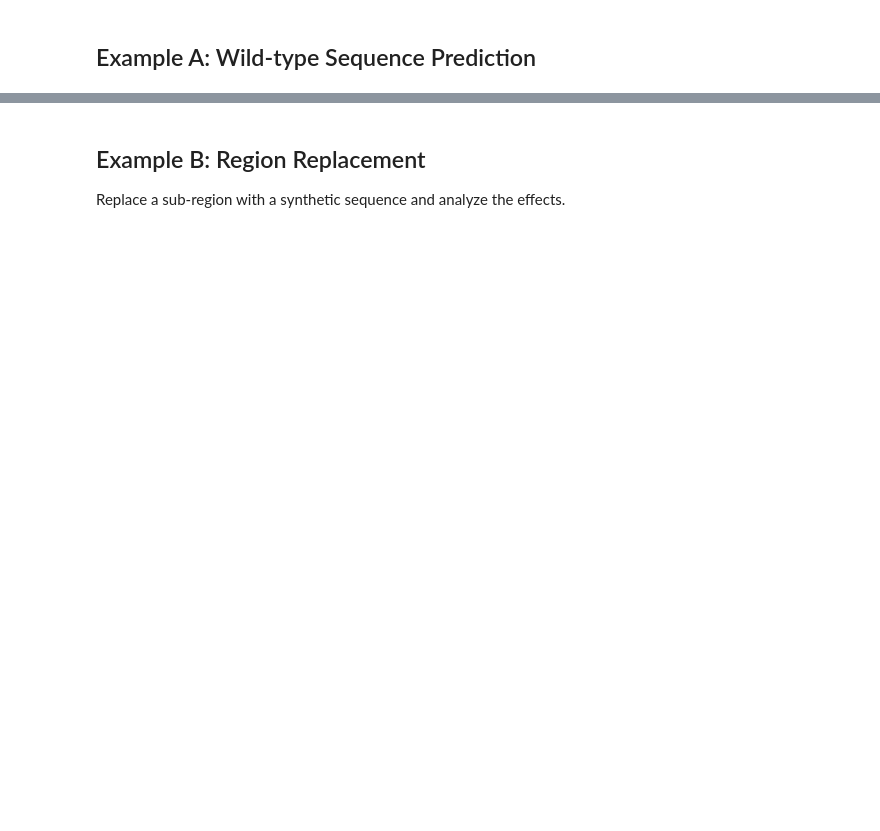
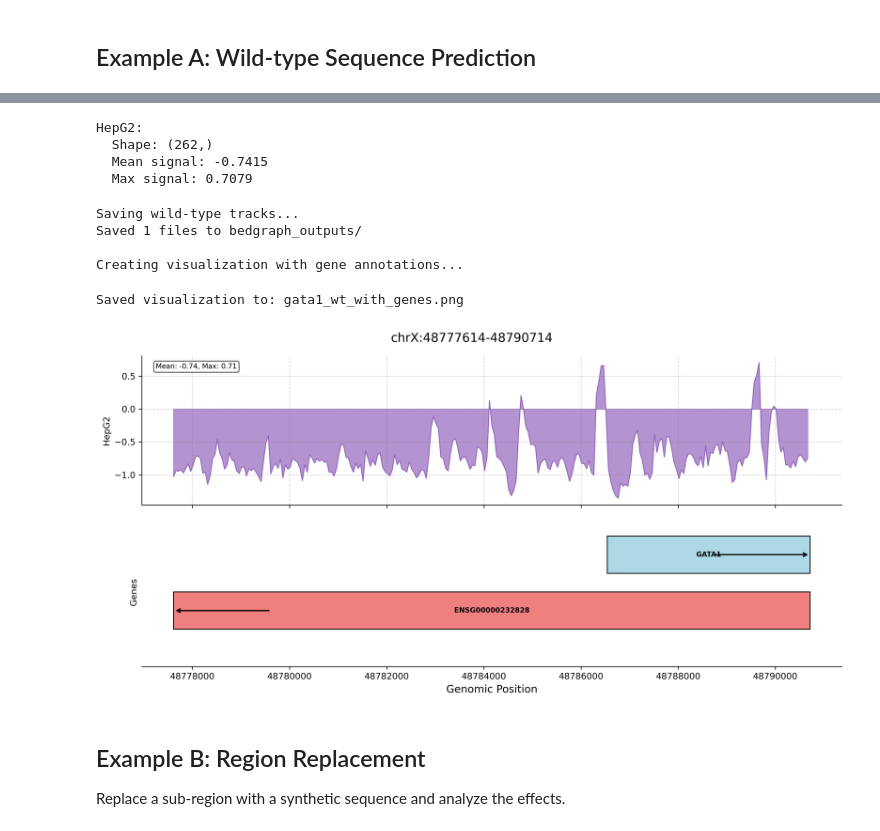
Before and after one commit to pinellolab/chorus, a Jupyter notebook: examples/legnet_gata_example.ipynb, the cells around one changed output, grey strips where cells are left out. Drawn from its saved outputs; the diff is of its cells as text; code cells hidden in the pictures; blank space fills up the shorter version.

Commit message:
fix bugs with assay ids and incorrect model dir location

```diff
--- a/examples/legnet_gata_example.ipynb
+++ b/examples/legnet_gata_example.ipynb
@@ -76,16 +77,16 @@ print("\nCreating LegNet oracle...")
 # - Use specific GPU: device='cuda:0'
 oracle = chorus.create_oracle(
     'legnet',
-    cell_line="HepG2"
+    cell_line="HepG2",
     sliding_predict=True,
     use_environment=True,
     reference_fasta=str(genome_path),
-    device="cuda:0",
+    device="cpu:0",
 )
 
 # Load pre-trained model
 print("\nLoading pre-trained Sei model...")
 print("To force CPU usage: device='cpu'")
 print("To disable timeout: export CHORUS_NO_TIMEOUT=1")
-oracle.load_pretrained_model(weights="/home/penzard/pinellolab/chorus/chorus/oracles/legnet/models/HepG2")
+oracle.load_pretrained_model(weights="/home/penzard/pinellolab/chorus/chorus/oracles/legnet/")
 print("Model loaded successfully!")
@@ -117,8 +139,4 @@ print(f"GC content: {(wt_seq.count('G') + wt_seq.count('C')) / len(wt_seq) * 100
 # %%
-# Make predictions for wild-type sequence
-print("Making predictions using specific track identifiers...")
-print(f"Track IDs: {track_ids}")
-
 wt_results = oracle.predict(
     ('chrX', 48777634, 48790694),
 )
@@ -129,6 +147,11 @@ for track_id, predictions in wt_results.items():
     print(f"  Shape: {predictions.shape}")
     print(f"  Mean signal: {np.mean(predictions):.4f}")
     print(f"  Max signal: {np.max(predictions):.4f}")
+# %% [output]
+HepG2:
+  Shape: (262,)
+  Mean signal: -0.7415
+  Max signal: 0.7079
 # %%
 # Save tracks using oracle method - Enformer handles coordinate mapping internally
 print("\nSaving wild-type tracks...")
@@ -147,35 +170,44 @@ print("\nCreating visualization with gene annotations...")
 try:
     visualize_chorus_predictions(
         predictions=wt_results,
+        track_ids=list(wt_results.keys()),
         chrom='chrX',
         start=wt_results.metainfo['positions'][0],  # Use output window start for visualization
         output_file='gata1_wt_with_genes.png',  # Save to file for pyGenomeTracks
         bin_size=oracle.bin_size,
         style='modern',
         gtf_file=str(gtf_path),  # Add gene annotations
         use_pygenometracks=True  # Use pyGenomeTracks for better gene visualization
     )
     print("Saved visualization to: gata1_wt_with_genes.png")
 
     # Display the saved image
     from IPython.display import Image, display
     display(Image('gata1_wt_with_genes.png', width=800))
 
 except Exception as e:
     print(f"Could not create pyGenomeTracks visualization: {e}")
     print("Falling back to matplotlib visualization...")
 
     # Fallback to matplotlib for inline display
     visualize_chorus_predictions(
         predictions=wt_results,
         chrom='chrX',
         start=output_start,
+        track_ids=list(wt_results.keys()),
         output_file=None,  # Display inline
         bin_size=oracle.bin_size,
         style='modern',
         gtf_file=str(gtf_path),
         use_pygenometracks=False
     )
+# %% [output]
+Saving wild-type tracks...
+Saved 1 files to bedgraph_outputs/
+
+Creating visualization with gene annotations...
+Saved visualization to: gata1_wt_with_genes.png
+[figure, added]
 # %% [markdown]
 ## Example B: Region Replacement
 
```
Also changed, not shown: parts of 19 cells of this notebook, 1 other file.
